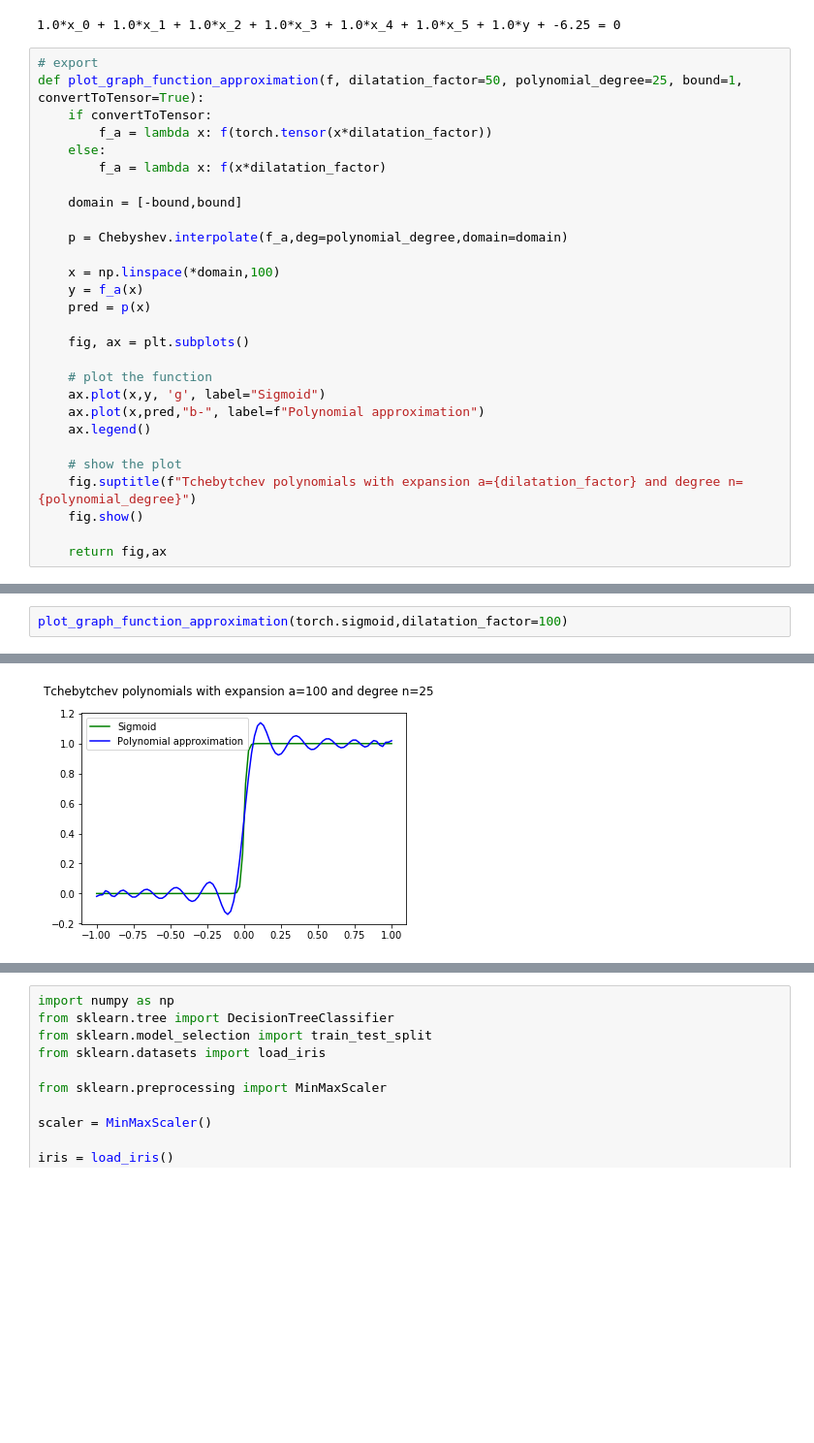
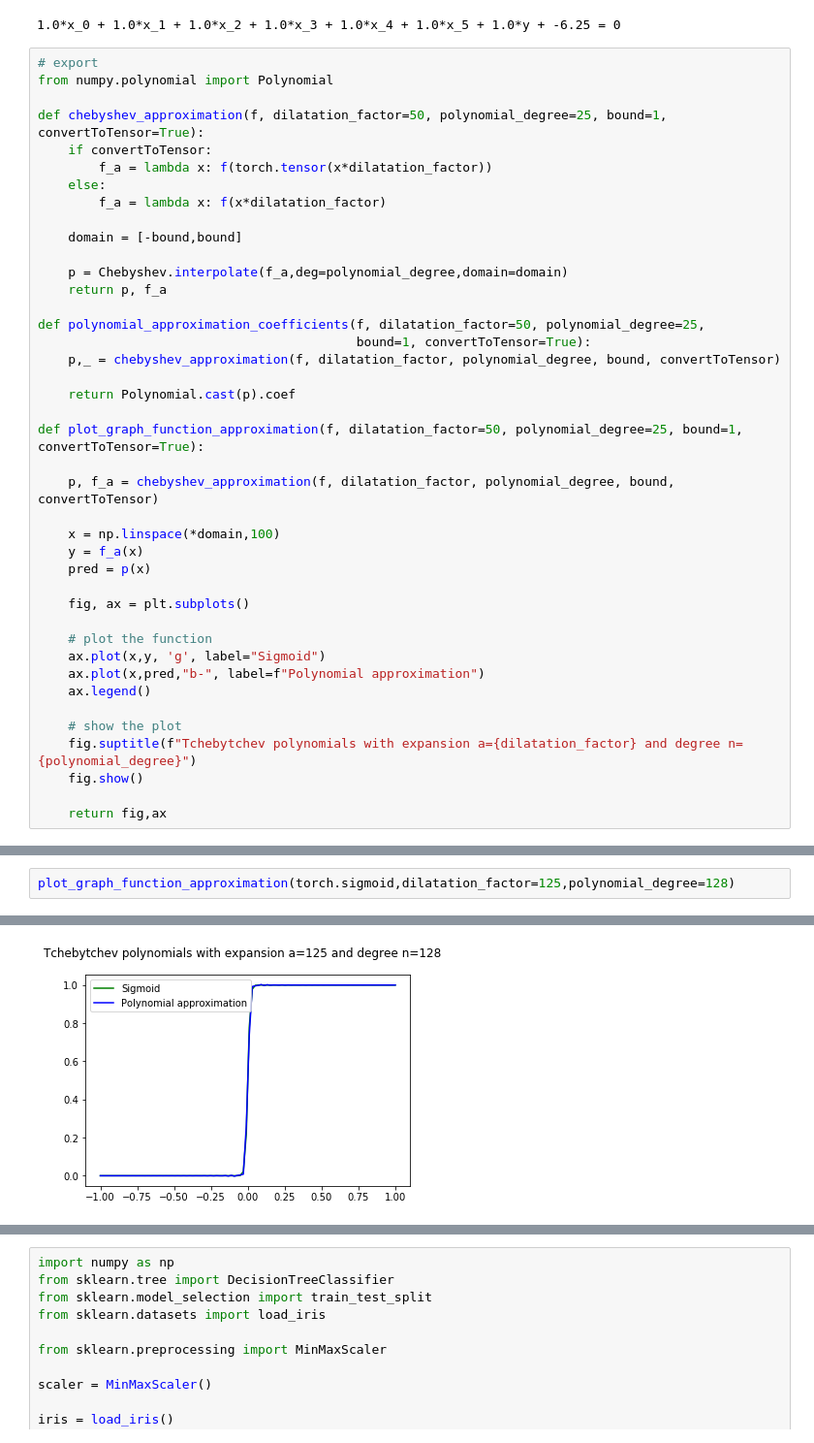
Before and after one commit to dhuynh95/cryptotree, a Jupyter notebook: nbs/00_core.ipynb, the cells around one changed output, grey strips where cells are left out. Shown at 97% size. Saved outputs shown, nothing was run; the diff lists cells and outputs as text; blank space fills up the shorter version.

Commit message:
Modified function helpers for approximation

```diff
--- a/nbs/00_core.ipynb
+++ b/nbs/00_core.ipynb
@@ -111,7 +111,9 @@ print(bitcomparison)
 1.0*x_0 + 1.0*x_1 + 1.0*x_2 + 1.0*x_3 + 1.0*x_4 + 1.0*x_5 + 1.0*y + -6.25 = 0
 # %%
 # export
-def plot_graph_function_approximation(f, dilatation_factor=50, polynomial_degree=25, bound=1, convertToTensor=True):
+from numpy.polynomial import Polynomial
+
+def chebyshev_approximation(f, dilatation_factor=50, polynomial_degree=25, bound=1, convertToTensor=True):
     if convertToTensor:
         f_a = lambda x: f(torch.tensor(x*dilatation_factor))
     else:
@@ -120,6 +122,17 @@ def plot_graph_function_approximation(f, dilatation_factor=50, polynomial_degree
     domain = [-bound,bound]
 
     p = Chebyshev.interpolate(f_a,deg=polynomial_degree,domain=domain)
+    return p, f_a
+
+def polynomial_approximation_coefficients(f, dilatation_factor=50, polynomial_degree=25,
+                                          bound=1, convertToTensor=True):
+    p,_ = chebyshev_approximation(f, dilatation_factor, polynomial_degree, bound, convertToTensor)
+
+    return Polynomial.cast(p).coef
+
+def plot_graph_function_approximation(f, dilatation_factor=50, polynomial_degree=25, bound=1, convertToTensor=True):
+
+    p, f_a = chebyshev_approximation(f, dilatation_factor, polynomial_degree, bound, convertToTensor)
 
     x = np.linspace(*domain,100)
     y = f_a(x)
@@ -140,6 +166,6 @@ def plot_graph_function_approximation(f, dilatation_factor=50, polynomial_degree
 # %%
-plot_graph_function_approximation(torch.sigmoid,dilatation_factor=100)
+plot_graph_function_approximation(torch.sigmoid,dilatation_factor=125,polynomial_degree=128)
 # %% [output]
 (<Figure size 432x288 with 1 Axes>,
  <matplotlib.axes._subplots.AxesSubplot at 0x...>)
-[figure, old version]
+[figure, new version]
```
Also changed, not shown: parts of 32 cells of this notebook, 3 other files.
